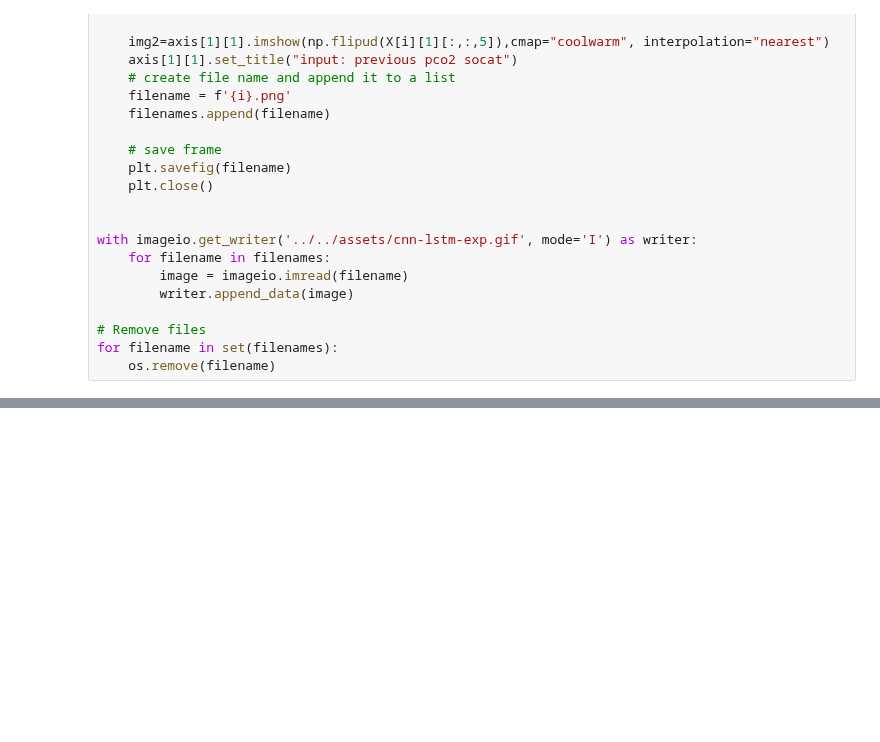
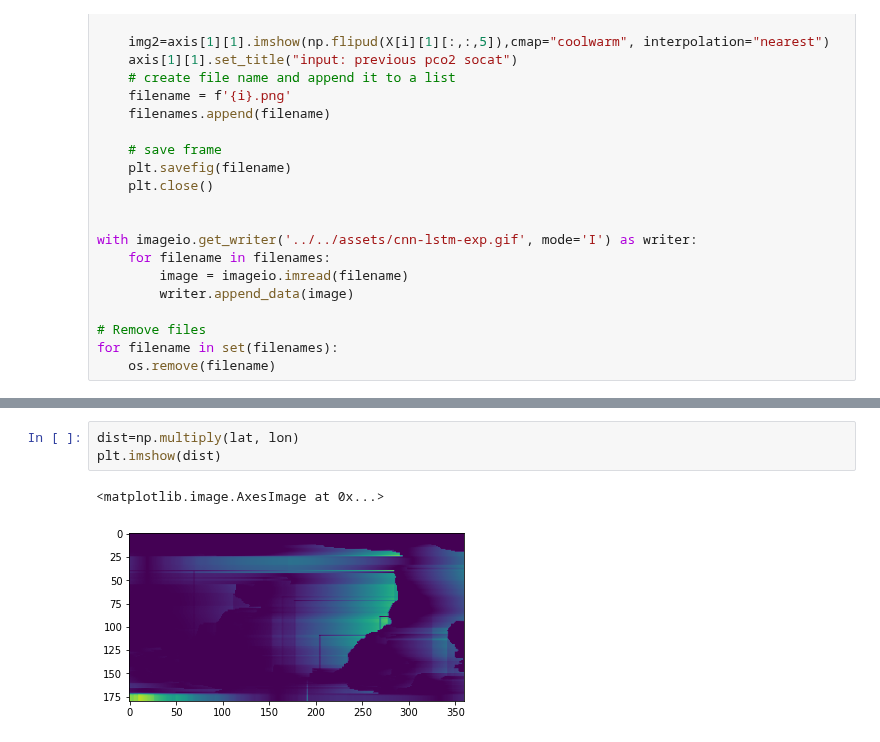
Before and after one commit to sk981102/ocean_co2, a Jupyter notebook: notebooks/deep_learning/018_convlstm_exp.ipynb, the cells around one changed output, grey strips where cells are left out. Cells and saved outputs as stored; diff of their text form; blank space fills up the shorter version.

```diff
--- a/notebooks/deep_learning/018_convlstm_exp.ipynb
+++ b/notebooks/deep_learning/018_convlstm_exp.ipynb
@@ -267,0 +314,6 @@ for filename in set(filenames):
+# %%
+dist=np.multiply(lat, lon)
+plt.imshow(dist)
+# %% [output]
+<matplotlib.image.AxesImage at 0x...>
+[figure, added]
```
Also changed, not shown: parts of 8 cells of this notebook, 13 other files.
